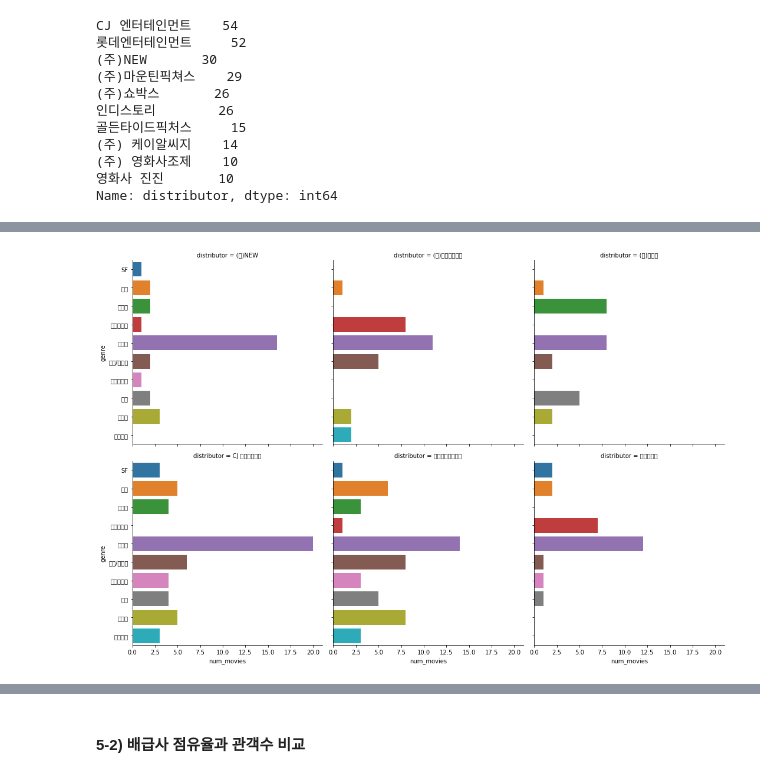
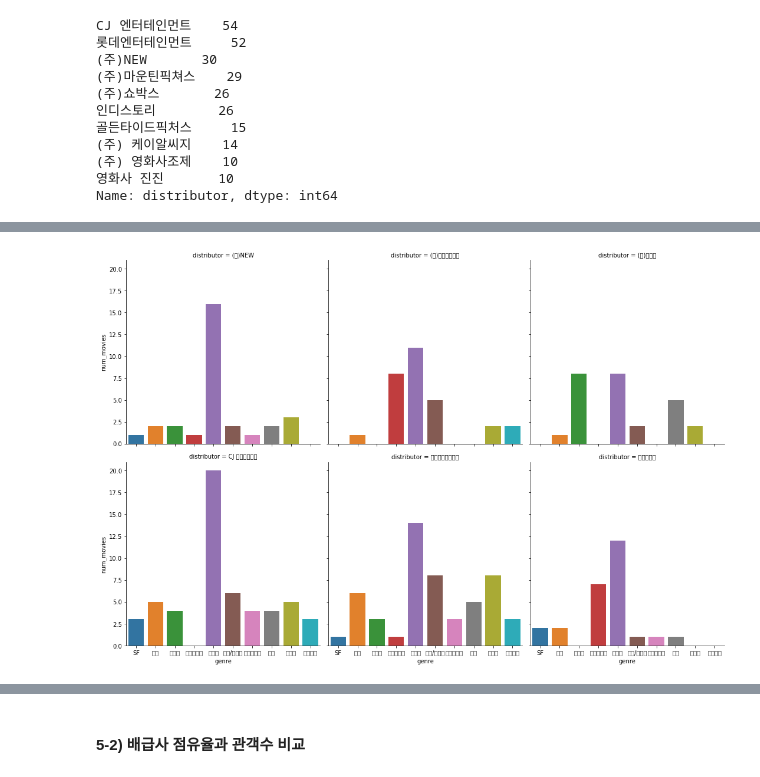
Before and after one commit to chacha715/ESA, a Jupyter notebook: mini_project_차민경.ipynb, the cells around one changed output, grey strips where cells are left out. Drawn from its saved outputs; the diff is of its cells as text; code cells hidden in the pictures.

```diff
--- a/mini_project_차민경.ipynb
+++ b/mini_project_차민경.ipynb
@@ -242,6 +242,6 @@ train_dt_genre.columns = ['distributor', 'genre', 'num_movies']
 
 train_distributor_genre = train_dt_genre[train_dt_genre['distributor'].isin(train_top6.index)].copy() #상위 배급사 자료만
 
-ax = sns.catplot(data=train_distributor_genre, x='num_movies', y='genre',
+ax = sns.catplot(data=train_distributor_genre, x='genre', y='num_movies',
             kind='bar', col='distributor', col_wrap=3)
 # %% [output]
@@ -249,4 +248,4 @@ WARNING:matplotlib.font_manager:findfont: Font family ['NanumBarunGothic'] not f
-[figure, old version]
+[figure, new version]
 # %%
 #방법2 : 한 그래프에 모아서 그리기
 #top5 배급사의 자료만 뽑아내기
```
Also changed, not shown: parts of 1 cell of this notebook.
